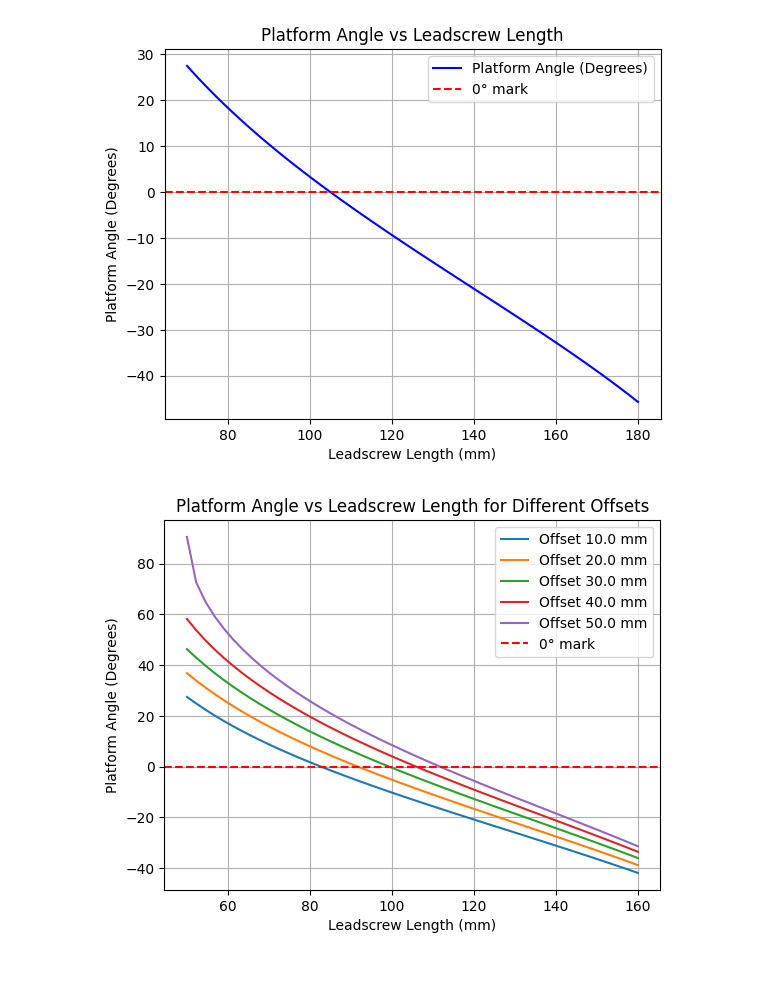
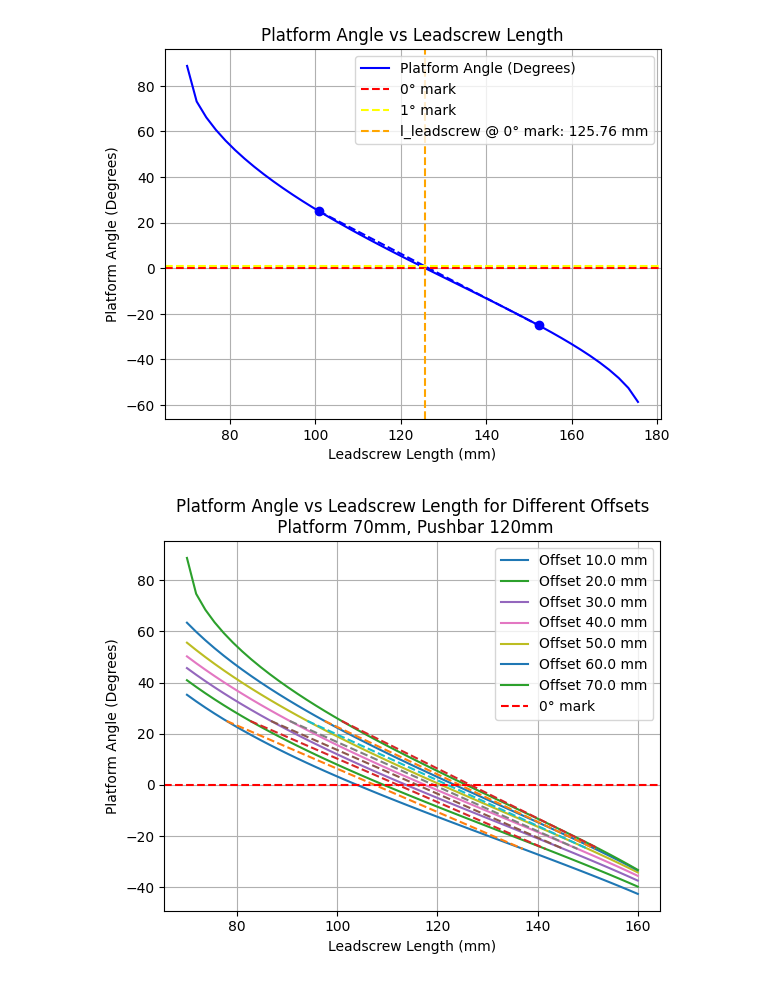
Before and after one commit to UniRoi/MADE_24_Windtunnel_Code, a Jupyter notebook: Windtunnel_General_Calculations/Platform_Angular_Adjustment/Lin_angle.ipynb, the cells around one changed output. Drawn from its saved outputs; the diff is of its cells as text; code cells hidden in the pictures.

Commit message:
Linearisation: ADD: linear slope values ADD: function with solver to solve the leadscrew length for a given angle

```diff
--- a/Windtunnel_General_Calculations/Platform_Angular_Adjustment/Lin_angle.ipynb
+++ b/Windtunnel_General_Calculations/Platform_Angular_Adjustment/Lin_angle.ipynb
@@ -33,18 +75,28 @@ import matplotlib.pyplot as plt
 # all length are in mm
 
 # here are the fixed lengths
-l_platform = 90
+l_platform = 70
 l_pushbar = 120
-l_leadscrew_offset = 30
+l_leadscrew_offset = 70
 
-l_leadscrew_zero =  0
+angle_zero_deg =  0
+angle_pos_25_deg = 25
+angle_neg_25_deg = -25
 
 # these are variable lengths
 
 l_leadscrew_var = np.linspace(70, 180, 50)
-# l_leadscrew_offset = np.linspace(20, 50, 5)
 
-# l_leadscrew_var = 70
+# calculate leadscrew length for the three different angles
+l_leadscrew_zero_deg = find_leadscrew_length(angle_zero_deg, l_platform, l_pushbar, l_leadscrew_offset)
+
+l_leadscrew_pos_25_deg = find_leadscrew_length(angle_pos_25_deg, l_platform, l_pushbar, l_leadscrew_offset)
+l_leadscrew_neg_25_deg = find_leadscrew_length(angle_neg_25_deg, l_platform, l_pushbar, l_leadscrew_offset)
+
+# slope values
+x_vals = [l_leadscrew_pos_25_deg, l_leadscrew_neg_25_deg]
+y_vals = [angle_pos_25_deg, angle_neg_25_deg]
+
 # possible because there is a 90° angle
 l_leadscrew_hypo = np.sqrt(l_leadscrew_var**2 + l_leadscrew_offset**2)
 
@@ -55,9 +107,13 @@ gamma_platform = np.arccos((l_platform**2 + l_leadscrew_hypo**2 - l_pushbar**2)
 angle_platform = gamma_platform + angle_offset -90
 #  Plotting the results
 plt.plot(l_leadscrew_var, angle_platform, label='Platform Angle (Degrees)', color='b')
+# plot the slope between the -25° and + 25°
+plt.plot(x_vals, y_vals, 'bo', linestyle="--")
 
 # Mark the 0° line with a vertical red dashed line
 plt.axhline(0, color='r', linestyle='--', label='0° mark')
+plt.axhline(1, color='yellow', linestyle='--', label='1° mark')
+plt.axvline(l_leadscrew_zero_deg, color = 'orange', linestyle='--', label=f'l_leadscrew @ 0° mark: {l_leadscrew_zero_deg:.2f} mm')
 
 # Labels and title
 plt.title('Platform Angle vs Leadscrew Length')
@@ -69,49 +125,72 @@ plt.legend()
 plt.grid(True)
 plt.show()
 # %% [output]
-[figure, old version]
+[figure, new version]
 # %%
 import numpy as np
 import matplotlib.pyplot as plt
 
 # Fixed lengths
-l_platform = 90
-l_pushbar = 115
+l_platform = 70
+l_pushbar = 120
 
 # These are variable lengths for the leadscrew
-l_leadscrew_var = np.linspace(50, 160, 50)
+l_leadscrew_var = np.linspace(70, 160, 50)
 
 # Define variable leadscrew offset values
-l_leadscrew_offsets = np.linspace(10, 50, 5)  # e.g., 4 values from 10mm to 30mm
+l_leadscrew_offsets = np.linspace(10, 70, 7)  # e.g., 4 values from 10mm to 30mm
+
+angle_zero_deg =  0
+angle_pos_25_deg = 25
+angle_neg_25_deg = -25
+
+# l_leadscrew_zero_deg = find_leadscrew_length(angle_zero_deg, l_platform, l_pushbar, l_leadscrew_offset)
+
+# l_leadscrew_pos_25_deg = find_leadscrew_length(angle_pos_25_deg, l_platform, l_pushbar, l_leadscrew_offset)
+# l_leadscrew_neg_25_deg = find_leadscrew_length(angle_neg_25_deg, l_platform, l_pushbar, l_leadscrew_offset)
 
 # Plot the results for each leadscrew offset
 for i, l_leadscrew_offset in enumerate(l_leadscrew_offsets):
     # Calculate the hypotenuse (leadscrew length considering offset)
     l_leadscrew_hypo = np.sqrt(l_leadscrew_var**2 + l_leadscrew_offset**2)
 
     # Calculate the offset angle using arcsin (in degrees)
     angle_offset = np.arcsin(l_leadscrew_offset / l_leadscrew_var) * (180 / np.pi)
 
     # Calculate the gamma_platform angle using arccos (in degrees)
     gamma_platform = np.arccos((l_platform**2 + l_leadscrew_hypo**2 - l_pushbar**2) / (2 * l_platform * l_leadscrew_hypo)) * (180 / np.pi)
 
     # Final angle of the platform
     angle_platform = gamma_platform + angle_offset - 90
 
+    # get the leadscrew length for three different angles
+    l_leadscrew_zero_deg = find_leadscrew_length(angle_zero_deg, l_platform, l_pushbar, l_leadscrew_offset)
+
+    l_leadscrew_pos_25_deg = find_leadscrew_length(angle_pos_25_deg, l_platform, l_pushbar, l_leadscrew_offset)
+    l_leadscrew_neg_25_deg = find_leadscrew_length(angle_neg_25_deg, l_platform, l_pushbar, l_leadscrew_offset)
+
+    # slope points between -25° and 25°
+    x_vals = [l_leadscrew_pos_25_deg, l_leadscrew_neg_25_deg]
+    y_vals = [angle_pos_25_deg, angle_neg_25_deg]
+
+    # plt.plot(l_leadscrew_zero_deg, 0)
+
     # Plot each offset in a different color
     plt.plot(l_leadscrew_var, angle_platform, label=f'Offset {l_leadscrew_offset:.1f} mm')
+    # Plot each slope between the -25° and + 25° in a different color
+    plt.plot(x_vals, y_vals, linestyle="--")
 
 # Mark the 90° line with a red dashed line
 plt.axhline(0, color='r', linestyle='--', label='0° mark')
 
 # Labels and title
-plt.title('Platform Angle vs Leadscrew Length for Different Offsets')
+plt.title(f'Platform Angle vs Leadscrew Length for Different Offsets\n Platform {l_platform}mm, Pushbar {l_pushbar}mm')
 plt.xlabel('Leadscrew Length (mm)')
 plt.ylabel('Platform Angle (Degrees)')
 plt.legend()
 
 # Show the plot
 plt.grid(True)
 plt.show()
 # %% [output]
-[figure, old version]
+[figure, new version]
```
Also changed, not shown: parts of 4 cells of this notebook.
